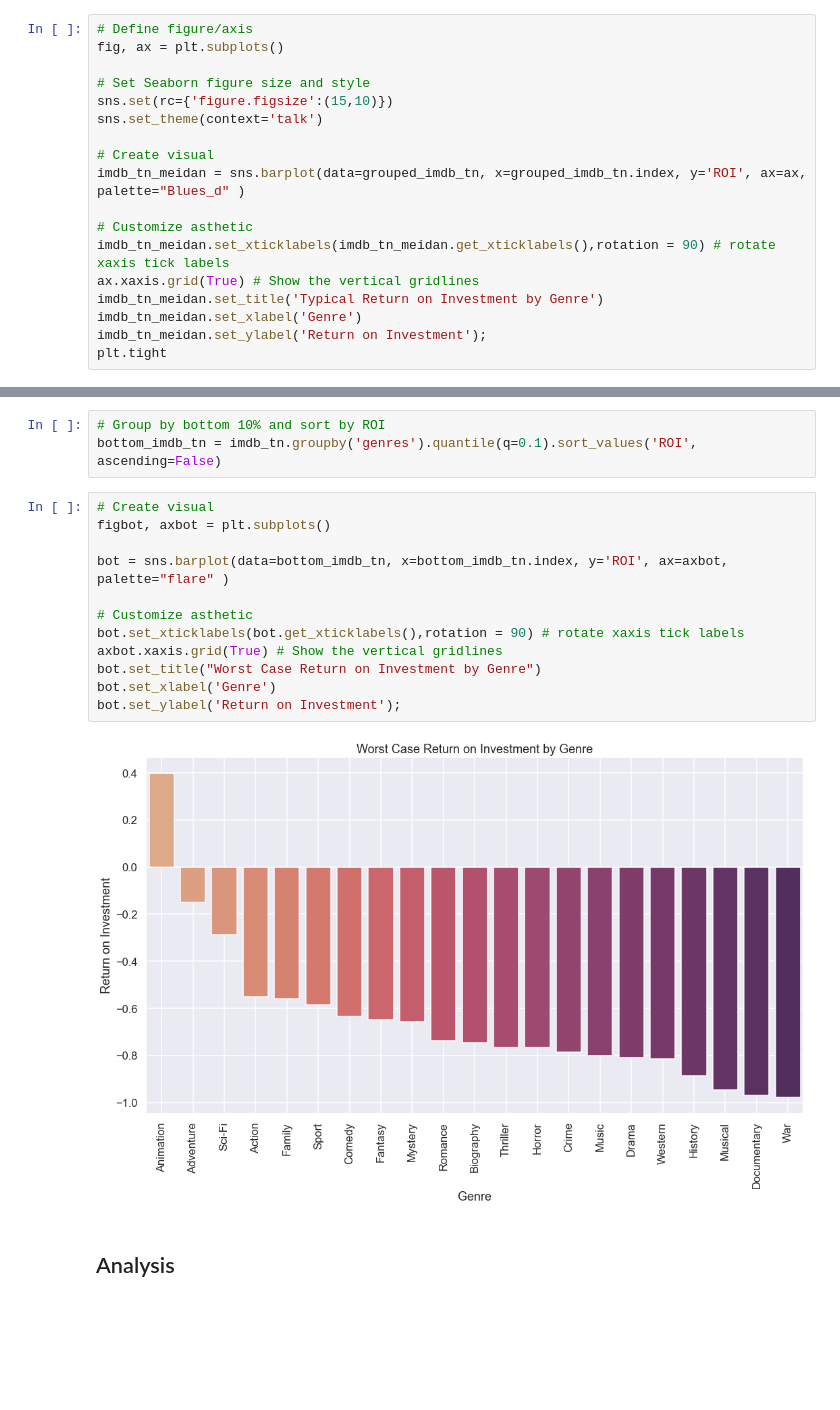
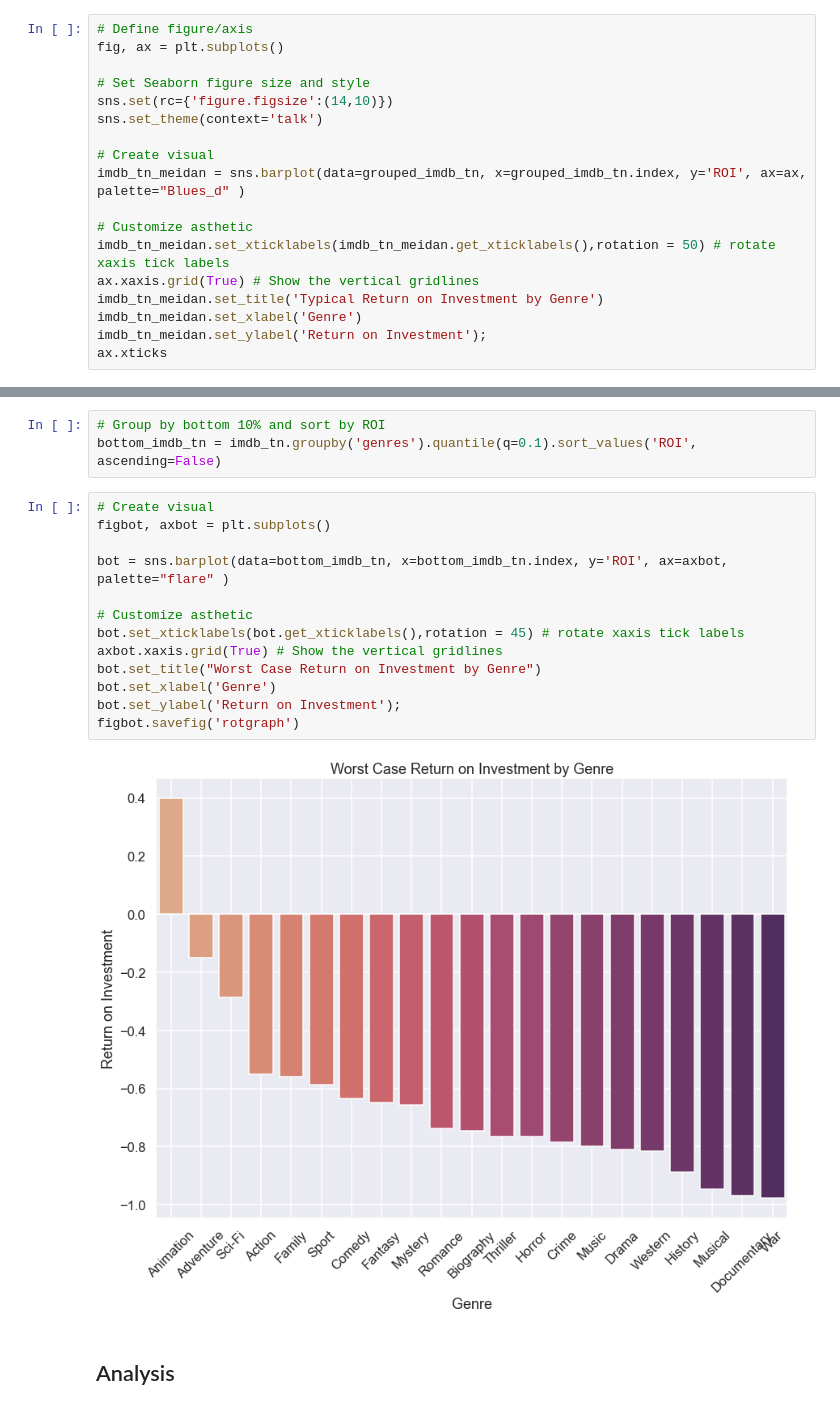
Before and after one commit to austint1121/VenusMovieAnalysis, a Jupyter notebook: Code/Matthew-Rec1.ipynb, the cells around one changed output, grey strips where cells are left out. Drawn from its saved outputs; the diff is of its cells as text; blank space fills up the shorter version.

```diff
--- a/Code/Matthew-Rec1.ipynb
+++ b/Code/Matthew-Rec1.ipynb
@@ -171,17 +171,17 @@ These visuals will assist in informing and communicating our final recommendatio
 fig, ax = plt.subplots()
 
 # Set Seaborn figure size and style
-sns.set(rc={'figure.figsize':(15,10)})
+sns.set(rc={'figure.figsize':(14,10)})
 sns.set_theme(context='talk')
 
 # Create visual
 imdb_tn_meidan = sns.barplot(data=grouped_imdb_tn, x=grouped_imdb_tn.index, y='ROI', ax=ax, palette="Blues_d" )
 
 # Customize asthetic
-imdb_tn_meidan.set_xticklabels(imdb_tn_meidan.get_xticklabels(),rotation = 90) # rotate xaxis tick labels
+imdb_tn_meidan.set_xticklabels(imdb_tn_meidan.get_xticklabels(),rotation = 50) # rotate xaxis tick labels
 ax.xaxis.grid(True) # Show the vertical gridlines
 imdb_tn_meidan.set_title('Typical Return on Investment by Genre')
 imdb_tn_meidan.set_xlabel('Genre')
 imdb_tn_meidan.set_ylabel('Return on Investment');
-plt.tight
+ax.xticks
 # %% [output]
@@ -215,17 +215,18 @@ bottom_imdb_tn = imdb_tn.groupby('genres').quantile(q=0.1).sort_values('ROI', as
 # %%
 # Create visual
 figbot, axbot = plt.subplots()
 
 bot = sns.barplot(data=bottom_imdb_tn, x=bottom_imdb_tn.index, y='ROI', ax=axbot, palette="flare" )
 
 # Customize asthetic
-bot.set_xticklabels(bot.get_xticklabels(),rotation = 90) # rotate xaxis tick labels
+bot.set_xticklabels(bot.get_xticklabels(),rotation = 45) # rotate xaxis tick labels
 axbot.xaxis.grid(True) # Show the vertical gridlines
 bot.set_title("Worst Case Return on Investment by Genre")
 bot.set_xlabel('Genre')
 bot.set_ylabel('Return on Investment');
+figbot.savefig('rotgraph')
 # %% [output]
-[figure, old version]
+[figure, new version]
 # %% [markdown]
 ## Analysis
 # %% [markdown]
```
Also changed, not shown: parts of 2 cells of this notebook, 8 other files.
